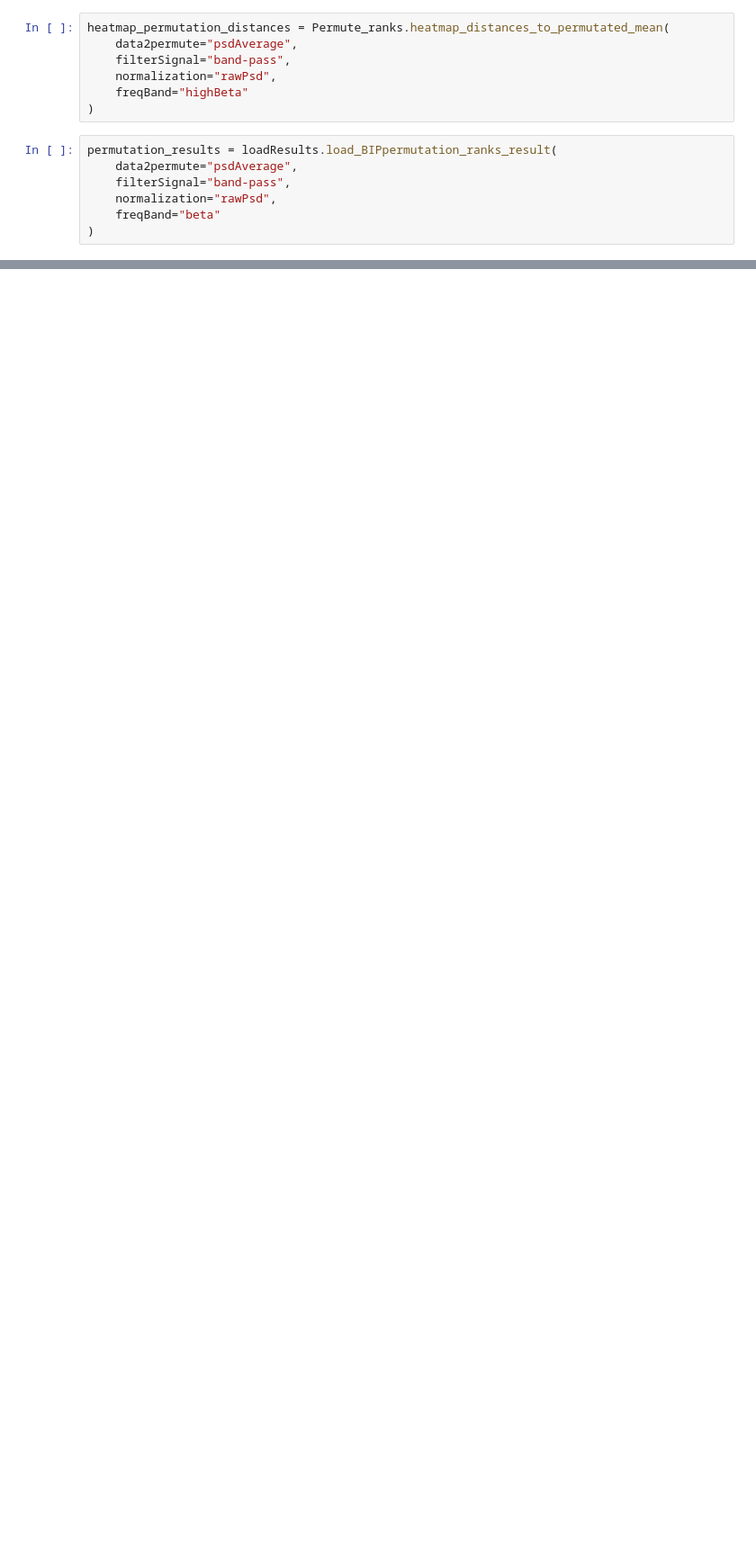
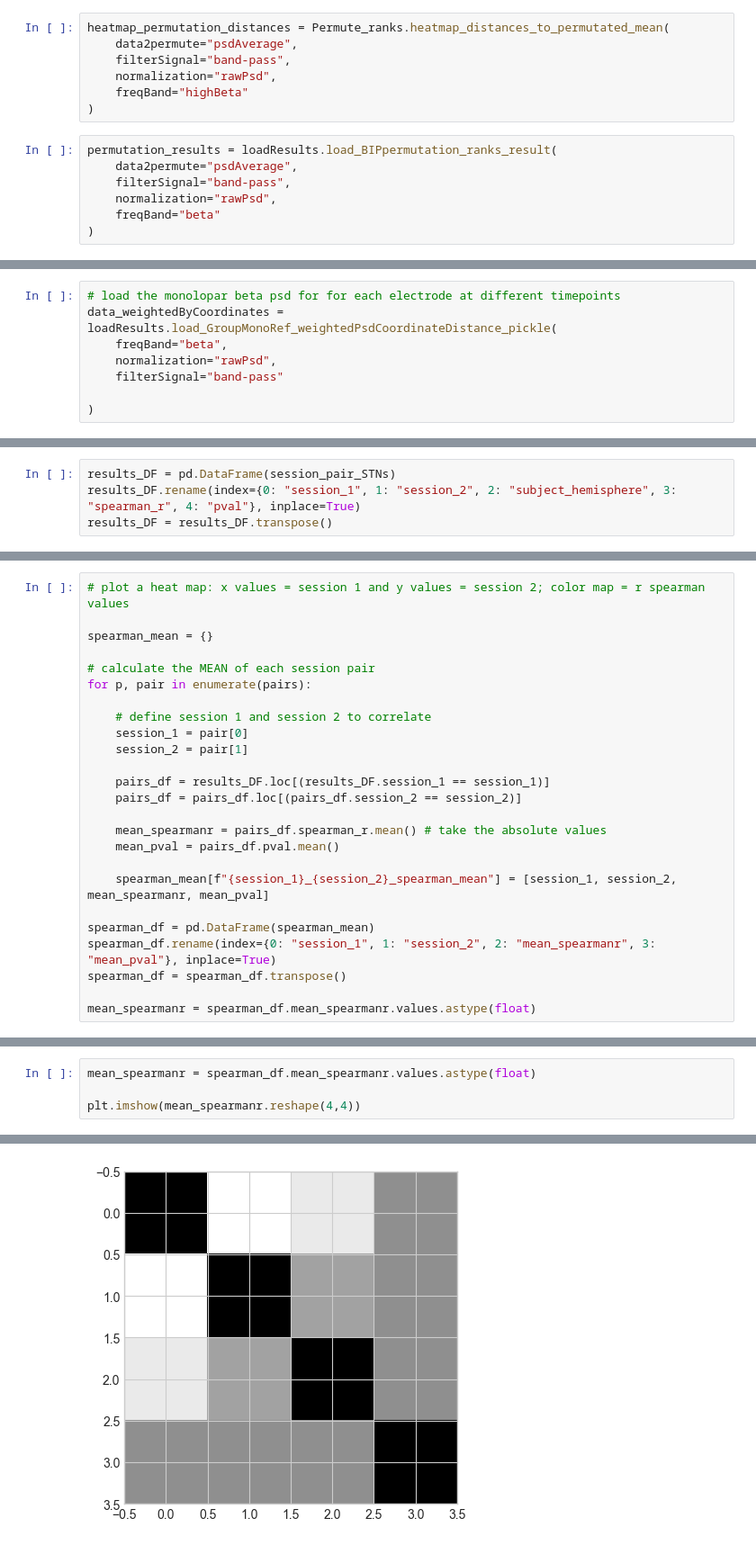
Before and after one commit to JKBehnke/BetaSenSightLongterm, a Jupyter notebook: notebooks/bssu_spatial_distribution.ipynb, the cells around one changed output, grey strips where cells are left out. Shown at 90% size. Drawn from its saved outputs; the diff is of its cells as text; blank space fills up the shorter version.

```diff
--- a/notebooks/bssu_spatial_distribution.ipynb
+++ b/notebooks/bssu_spatial_distribution.ipynb
@@ -374,0 +503,8 @@ monopol_spearman_correl = groupMonopol.monopol_psd_correlations_sessions(
+# %%
+# load the monolopar beta psd for for each electrode at different timepoints
+data_weightedByCoordinates = loadResults.load_GroupMonoRef_weightedPsdCoordinateDistance_pickle(
+    freqBand="beta",
+    normalization="rawPsd",
+    filterSignal="band-pass"
+
+)
@@ -374,0 +627,4 @@ monopol_spearman_correl = groupMonopol.monopol_psd_correlations_sessions(
+# %%
+results_DF = pd.DataFrame(session_pair_STNs)
+results_DF.rename(index={0: "session_1", 1: "session_2", 2: "subject_hemisphere", 3: "spearman_r", 4: "pval"}, inplace=True)
+results_DF = results_DF.transpose()
@@ -374,0 +640,25 @@ monopol_spearman_correl = groupMonopol.monopol_psd_correlations_sessions(
+# %%
+# plot a heat map: x values = session 1 and y values = session 2; color map = r spearman values
+
+spearman_mean = {}
+
+# calculate the MEAN of each session pair
+for p, pair in enumerate(pairs):
+
+    # define session 1 and session 2 to correlate
+    session_1 = pair[0]
+    session_2 = pair[1]
+
+    pairs_df = results_DF.loc[(results_DF.session_1 == session_1)]
+    pairs_df = pairs_df.loc[(pairs_df.session_2 == session_2)]
+
+    mean_spearmanr = pairs_df.spearman_r.mean() # take the absolute values
+    mean_pval = pairs_df.pval.mean()
+
+    spearman_mean[f"{session_1}_{session_2}_spearman_mean"] = [session_1, session_2, mean_spearmanr, mean_pval]
+
+spearman_df = pd.DataFrame(spearman_mean)
+spearman_df.rename(index={0: "session_1", 1: "session_2", 2: "mean_spearmanr", 3: "mean_pval"}, inplace=True)
+spearman_df = spearman_df.transpose()
+
+mean_spearmanr = spearman_df.mean_spearmanr.values.astype(float)
@@ -374,0 +685,5 @@ monopol_spearman_correl = groupMonopol.monopol_psd_correlations_sessions(
+# %%
+mean_spearmanr = spearman_df.mean_spearmanr.values.astype(float)
+
+plt.imshow(mean_spearmanr.reshape(4,4))
+# %% [output]
@@ -374,0 +691 @@ monopol_spearman_correl = groupMonopol.monopol_psd_correlations_sessions(
+[figure, added]
```
Also changed, not shown: parts of 29 cells of this notebook, 3 other files.
